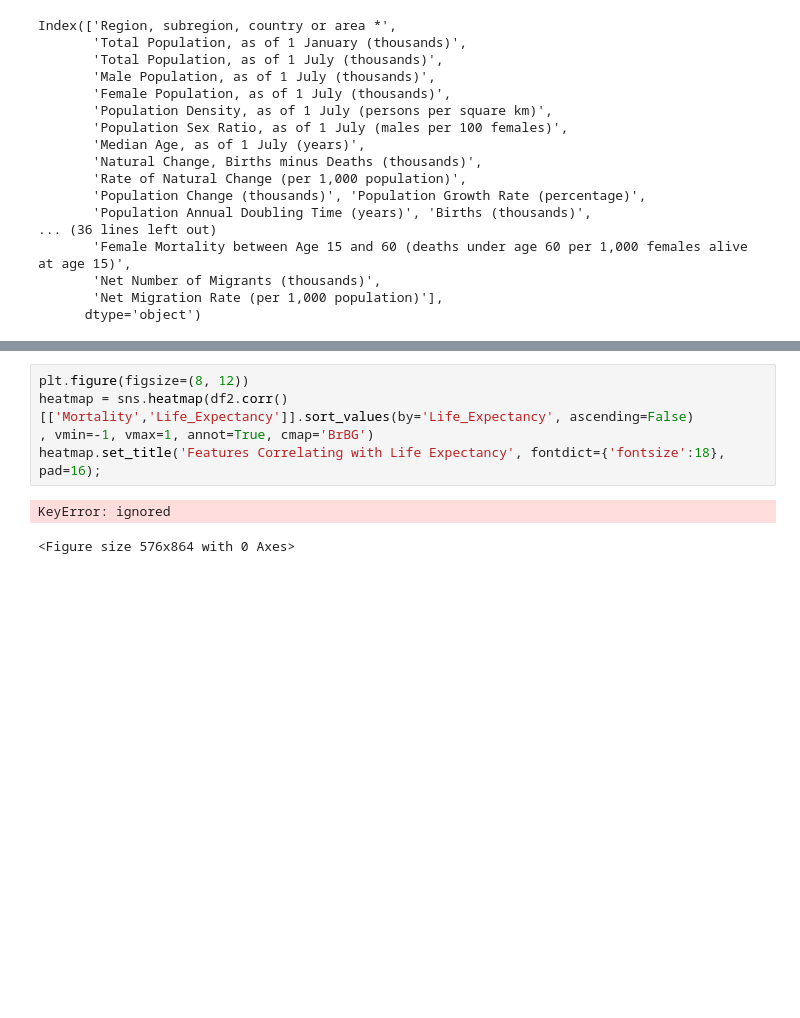
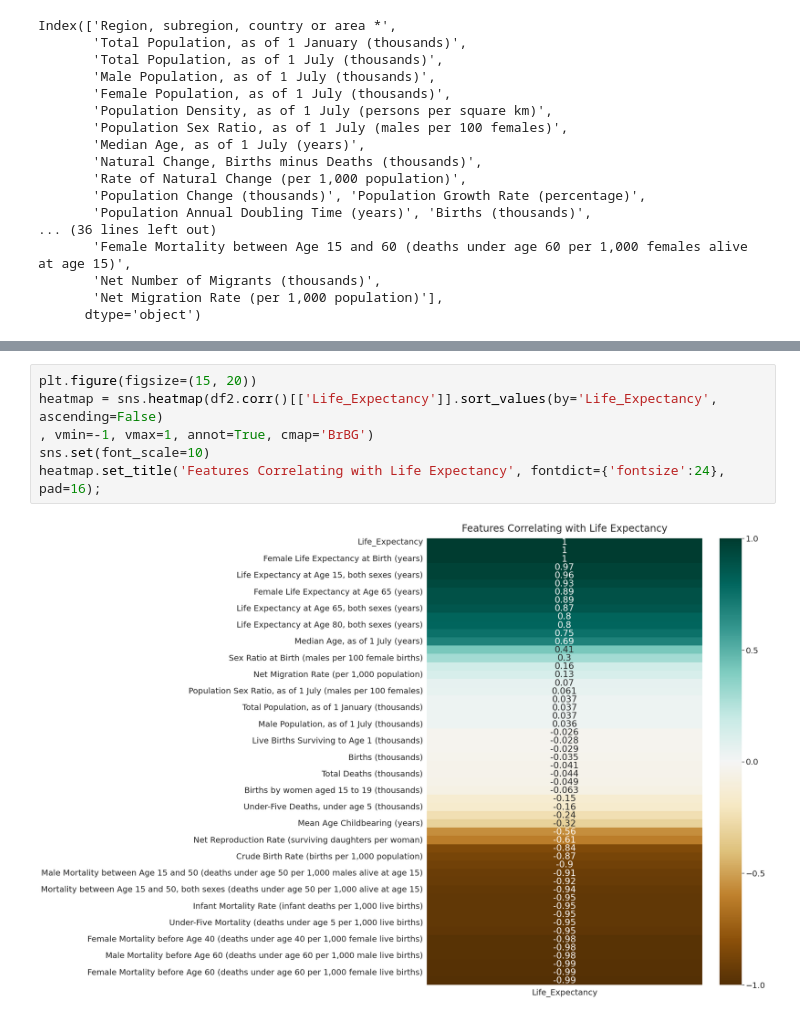
Before and after one commit to dibaaminshahidi/Life_Expectancy, a Jupyter notebook: life_expectancy (1).ipynb, the cells around one changed output, grey strips where cells are left out. Drawn from its saved outputs; the diff is of its cells as text; blank space fills up the shorter version.

```diff
--- a/life_expectancy (1).ipynb
+++ b/life_expectancy (1).ipynb
@@ -449,8 +505,8 @@ sns.heatmap(df2.corr())
 # %%
-plt.figure(figsize=(8, 12))
-heatmap = sns.heatmap(df2.corr()[['Mortality','Life_Expectancy']].sort_values(by='Life_Expectancy', ascending=False)
+plt.figure(figsize=(15, 20))
+heatmap = sns.heatmap(df2.corr()[['Life_Expectancy']].sort_values(by='Life_Expectancy', ascending=False)
 , vmin=-1, vmax=1, annot=True, cmap='BrBG')
-heatmap.set_title('Features Correlating with Life Expectancy', fontdict={'fontsize':18}, pad=16);
+sns.set(font_scale=10)
+heatmap.set_title('Features Correlating with Life Expectancy', fontdict={'fontsize':24}, pad=16);
 # %% [output]
-KeyError: ignored
-<Figure size 576x864 with 0 Axes>
+[figure, added]
```
Also changed, not shown: parts of 17 cells of this notebook.
